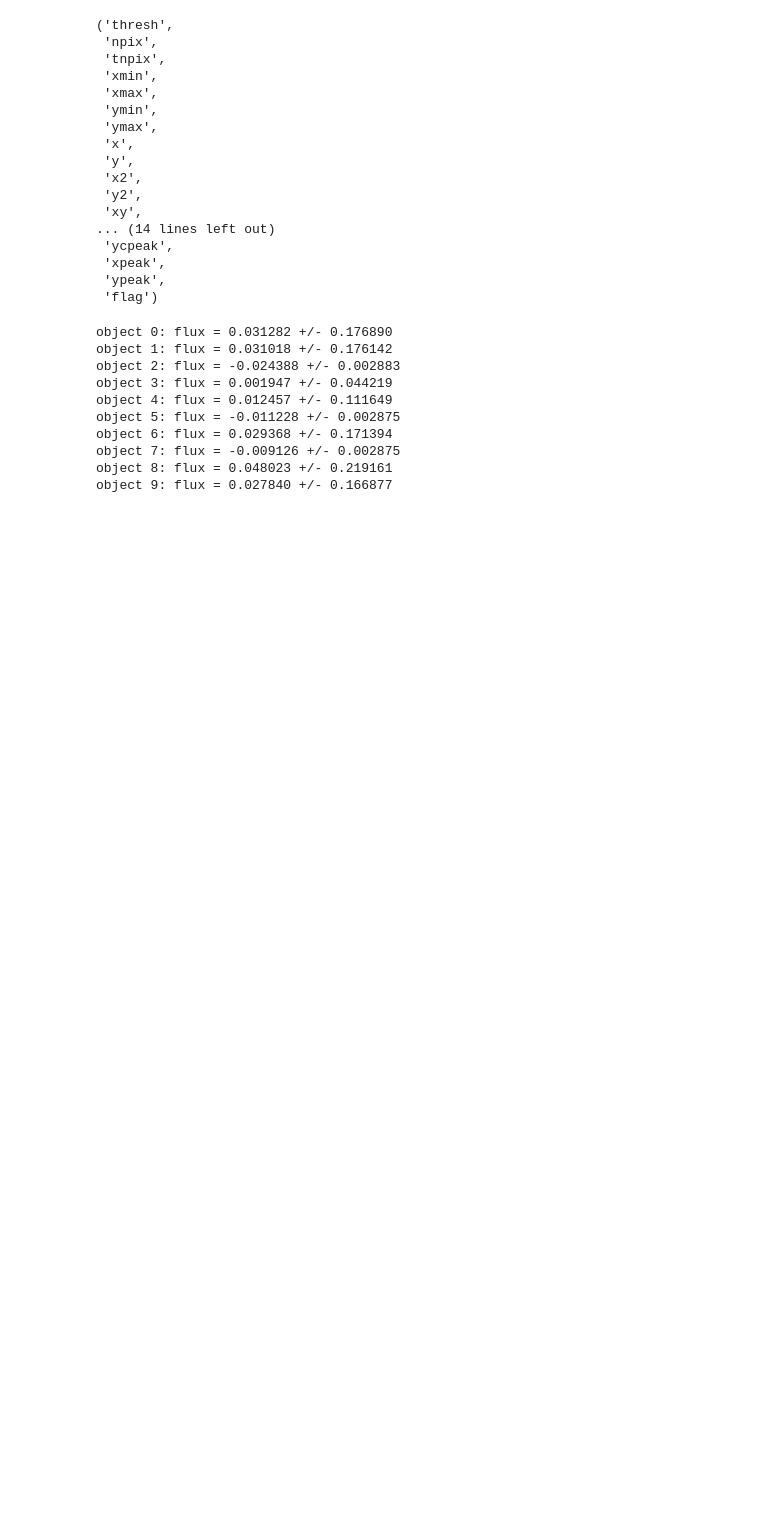
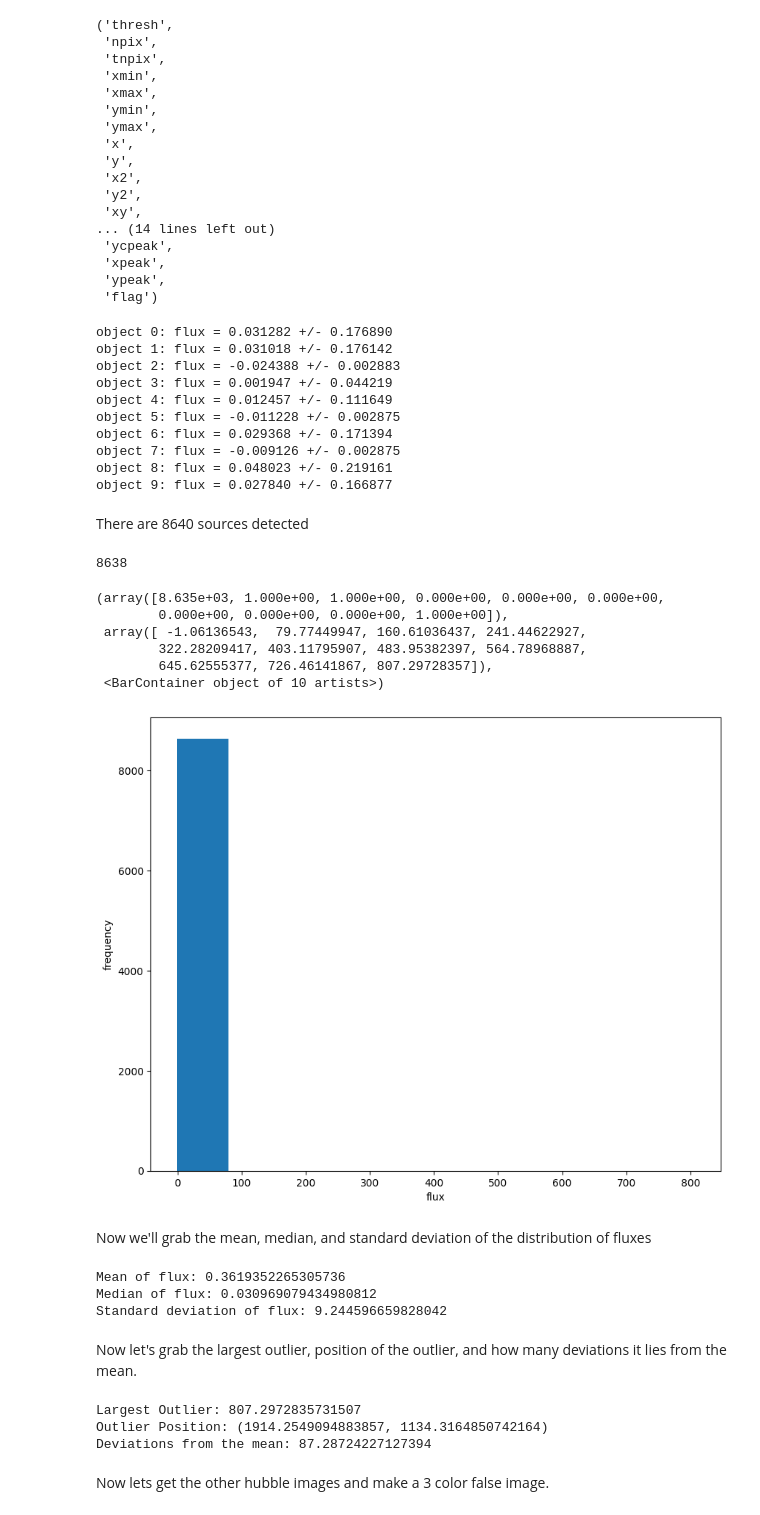
Before and after one commit to gocai/ASTR-19, a Jupyter notebook: final/hubbletutorial.ipynb, the cells around one changed output. Saved outputs shown, nothing was run; the diff lists cells and outputs as text; code cells hidden in the pictures; blank space fills up the shorter version.

```diff
--- a/final/hubbletutorial.ipynb
+++ b/final/hubbletutorial.ipynb
@@ -126,3 +126,45 @@ object 6: flux = 0.029368 +/- 0.171394
 object 7: flux = -0.009126 +/- 0.002875
 object 8: flux = 0.048023 +/- 0.219161
 object 9: flux = 0.027840 +/- 0.166877
+# %% [markdown]
+There are 8640 sources detected
+# %%
+plt.xlabel('flux')
+plt.ylabel('frequency')
+print(len(objects))
+plt.hist(flux)
+# %% [output]
+8638
+(array([8.635e+03, 1.000e+00, 1.000e+00, 0.000e+00, 0.000e+00, 0.000e+00,
+        0.000e+00, 0.000e+00, 0.000e+00, 1.000e+00]),
+ array([ -1.06136543,  79.77449947, 160.61036437, 241.44622927,
+        322.28209417, 403.11795907, 483.95382397, 564.78968887,
+        645.62555377, 726.46141867, 807.29728357]),
+ <BarContainer object of 10 artists>)
+[figure, added]
+# %% [markdown]
+Now we'll grab the mean, median, and standard deviation of the distribution of fluxes
+# %%
+mean = np.mean(flux)
+median = np.median(flux)
+deviation = np.std(flux)
+print("Mean of flux:" , mean)
+print("Median of flux:", median)
+print("Standard deviation of flux:", deviation)
+# %% [output]
+Mean of flux: 0.3619352265305736
+Median of flux: 0.030969079434980812
+Standard deviation of flux: 9.244596659828042
+# %% [markdown]
+Now let's grab the largest outlier, position of the outlier, and how many deviations it lies from the mean.
+# %%
+outlier = np.argmax(np.abs(flux - mean))
+print("Largest Outlier:", flux[outlier])
+print("Outlier Position:", (objects['x'][outlier], objects['y'][outlier]))
+print("Deviations from the mean:", ((flux[outlier] - mean) / deviation))
+# %% [output]
+Largest Outlier: 807.2972835731507
+Outlier Position: (1914.2549094883857, 1134.3164850742164)
+Deviations from the mean: 87.28724227127394
+# %% [markdown]
+Now lets get the other hubble images and make a 3 color false image.
```
Also changed, not shown: parts of 4 cells of this notebook, 4 other files.
